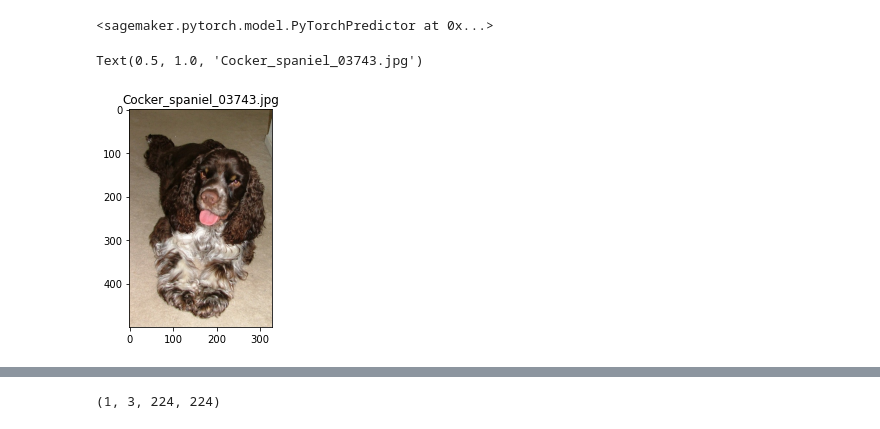
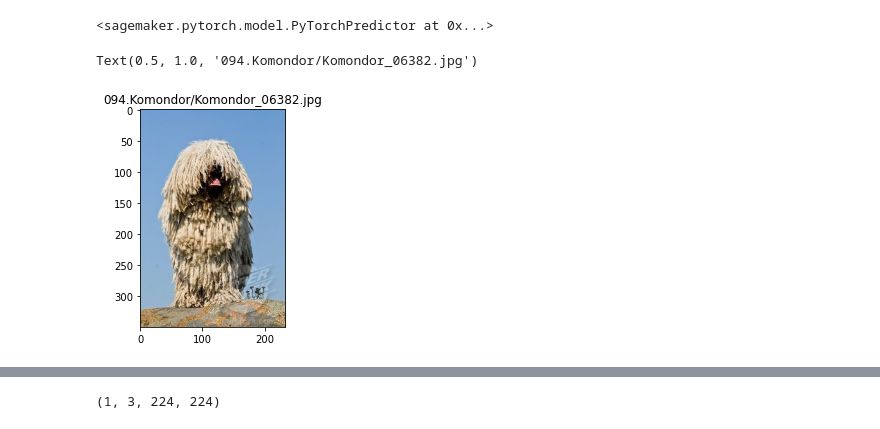
Before and after one commit to jqchen24/image_classification_pytorch_sagemaker, a Jupyter notebook: train_and_deploy.ipynb, the cells around one changed output, grey strips where cells are left out. Saved outputs shown, nothing was run; the diff lists cells and outputs as text; code cells hidden in the pictures.

```diff
--- a/train_and_deploy.ipynb
+++ b/train_and_deploy.ipynb
@@ -466,25 +466,25 @@ predictor
 # %%
 # TODO: Run an prediction on the endpoint
 import random
 import os
 import numpy as np
 path = 'dogImages/test/'
 folders=os.listdir(path)
 folder=random.choice(folders)
 file = random.choice(os.listdir(path + folder))
 
 import matplotlib.image as mpimg
 import matplotlib.pyplot as plt
 
 # Read Images
 img = mpimg.imread(path + folder + '/' + file)
 
 # Output Images
 plt.imshow(img)
-plt.title(file)
+plt.title(folder + '/' + file)
 # %% [output]
-Text(0.5, 1.0, 'Cocker_spaniel_03743.jpg')
+Text(0.5, 1.0, '094.Komondor/Komondor_06382.jpg')
-[figure, old version]
+[figure, new version]
 # %%
 # resize images for prediction
 
```
Also changed, not shown: parts of 5 cells of this notebook.
